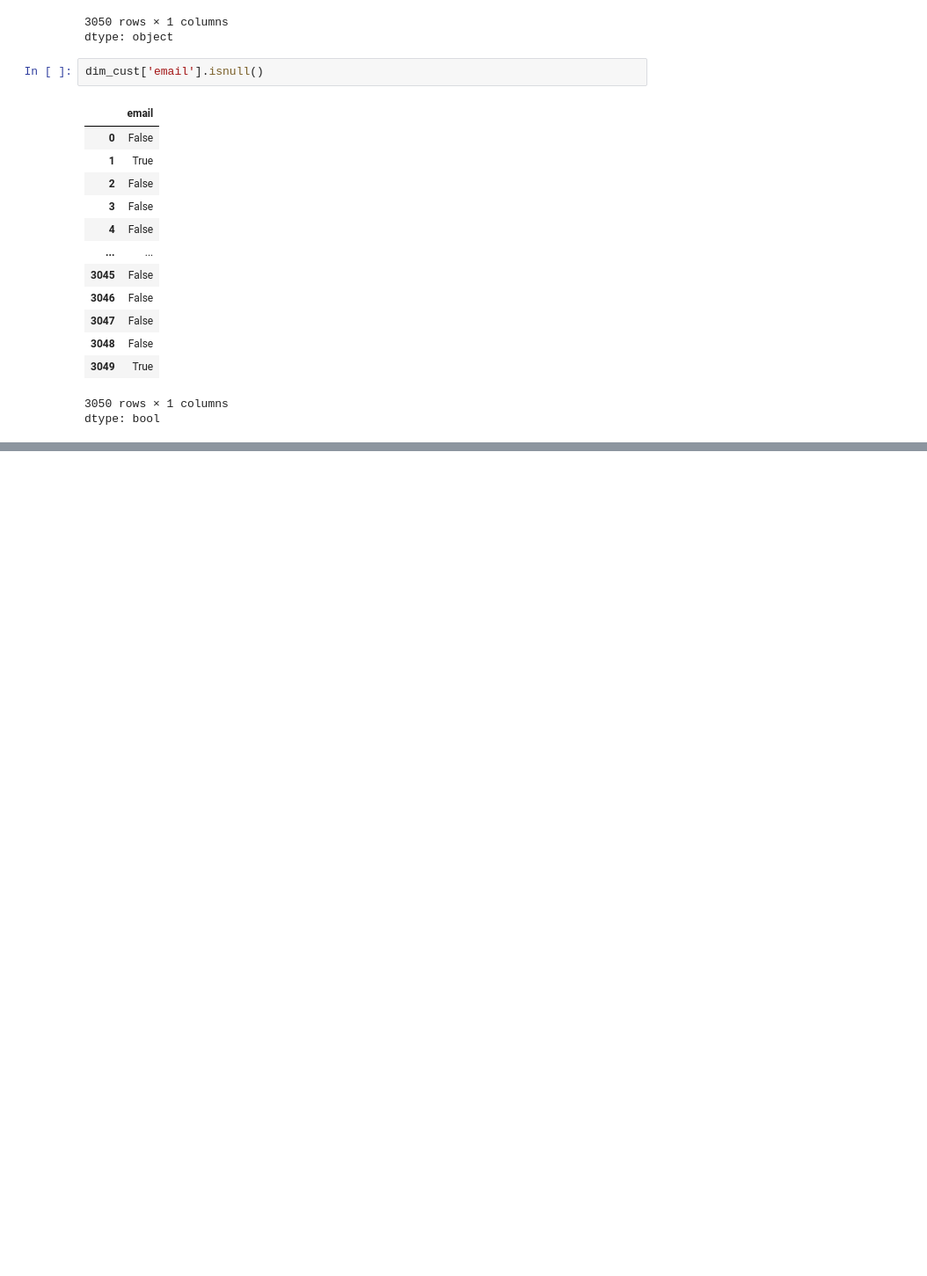
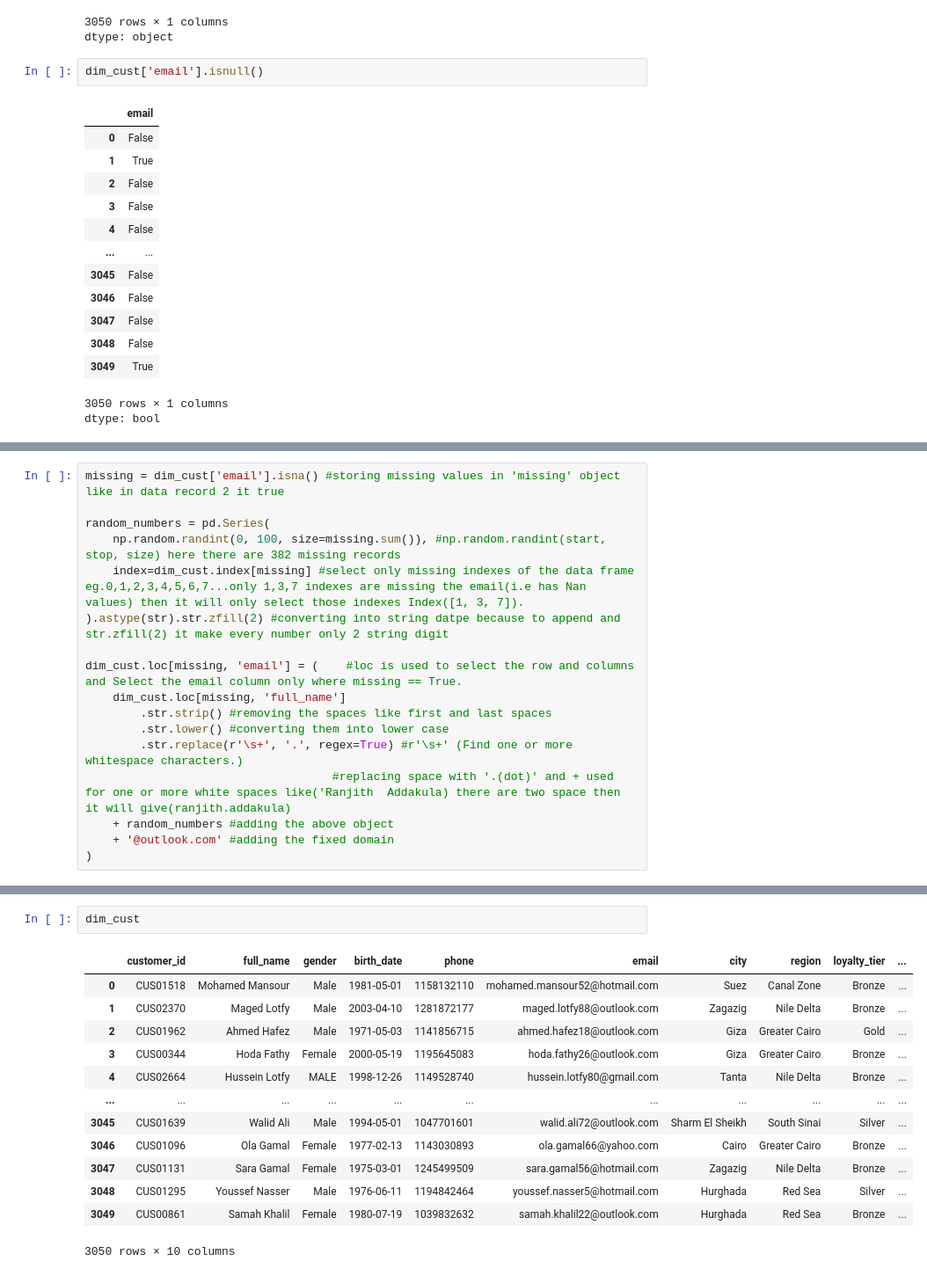
Before and after one commit to Addakularanjith123/Practice-sql, a Jupyter notebook: kaggle_data/Lotus Retail Dataset - Power BI (Multi tables)/Uncleaned/dim_cust.ipynb, the cells around one changed output, grey strips where cells are left out. Shown at 88% size. Drawn from its saved outputs; the diff is of its cells as text; blank space fills up the shorter version.

```diff
--- a/kaggle_data/Lotus Retail Dataset - Power BI (Multi tables)/Uncleaned/dim_cust.ipynb
+++ b/kaggle_data/Lotus Retail Dataset - Power BI (Multi tables)/Uncleaned/dim_cust.ipynb
@@ -103,0 +176,17 @@ dtype: bool
+# %%
+missing = dim_cust['email'].isna() #storing missing values in 'missing' object like in data record 2 it true
+
+random_numbers = pd.Series(
+    np.random.randint(0, 100, size=missing.sum()), #np.random.randint(start, stop, size) here there are 382 missing records
+    index=dim_cust.index[missing] #select only missing indexes of the data frame eg.0,1,2,3,4,5,6,7...only 1,3,7 indexes are missing the email(i.e has Nan values) then it will only select those indexes Index([1, 3, 7]).
+).astype(str).str.zfill(2) #converting into string datpe because to append and str.zfill(2) it make every number only 2 string digit
+
+dim_cust.loc[missing, 'email'] = (    #loc is used to select the row and columns  and Select the email column only where missing == True.
+    dim_cust.loc[missing, 'full_name']
+        .str.strip() #removing the spaces like first and last spaces
+        .str.lower() #converting them into lower case
+        .str.replace(r'\s+', '.', regex=True) #r'\s+' (Find one or more whitespace characters.)
+                                    #replacing space with '.(dot)' and + used for one or more white spaces like('Ranjith  Addakula) there are two space then it will give(ranjith.addakula)
+    + random_numbers #adding the above object
+    + '@outlook.com' #adding the fixed domain
+)
@@ -103,0 +202,16 @@ dtype: bool
+# %%
+dim_cust
+# %% [output]
+|  | customer_id | full_name | gender | birth_date | phone | email | city | region | loyalty_tier | ... |
+| 0 | CUS01518 | Mohamed Mansour | Male | 1981-05-01 | 1158132110 | mohamed.mansour52@hotmail.com | Suez | Canal Zone | Bronze | ... |
+| 1 | CUS02370 | Maged Lotfy | Male | 2003-04-10 | 1281872177 | maged.lotfy88@outlook.com | Zagazig | Nile Delta | Bronze | ... |
+| 2 | CUS01962 | Ahmed Hafez | Male | 1971-05-03 | 1141856715 | ahmed.hafez18@outlook.com | Giza | Greater Cairo | Gold | ... |
+| 3 | CUS00344 | Hoda Fathy | Female | 2000-05-19 | 1195645083 | hoda.fathy26@outlook.com | Giza | Greater Cairo | Bronze | ... |
+| 4 | CUS02664 | Hussein Lotfy | MALE | 1998-12-26 | 1149528740 | hussein.lotfy80@gmail.com | Tanta | Nile Delta | Bronze | ... |
+| ... | ... | ... | ... | ... | ... | ... | ... | ... | ... | ... |
+| 3045 | CUS01639 | Walid Ali | Male | 1994-05-01 | 1047701601 | walid.ali72@outlook.com | Sharm El Sheikh | South Sinai | Silver | ... |
+| 3046 | CUS01096 | Ola Gamal | Female | 1977-02-13 | 1143030893 | ola.gamal66@yahoo.com | Cairo | Greater Cairo | Bronze | ... |
+| 3047 | CUS01131 | Sara Gamal | Female | 1975-03-01 | 1245499509 | sara.gamal56@hotmail.com | Zagazig | Nile Delta | Bronze | ... |
+| 3048 | CUS01295 | Youssef Nasser | Male | 1976-06-11 | 1194842464 | youssef.nasser5@hotmail.com | Hurghada | Red Sea | Silver | ... |
+| 3049 | CUS00861 | Samah Khalil | Female | 1980-07-19 | 1039832632 | samah.khalil22@outlook.com | Hurghada | Red Sea | Bronze | ... |
+3050 rows × 10 columns
```
Also changed, not shown: parts of 9 cells of this notebook.
